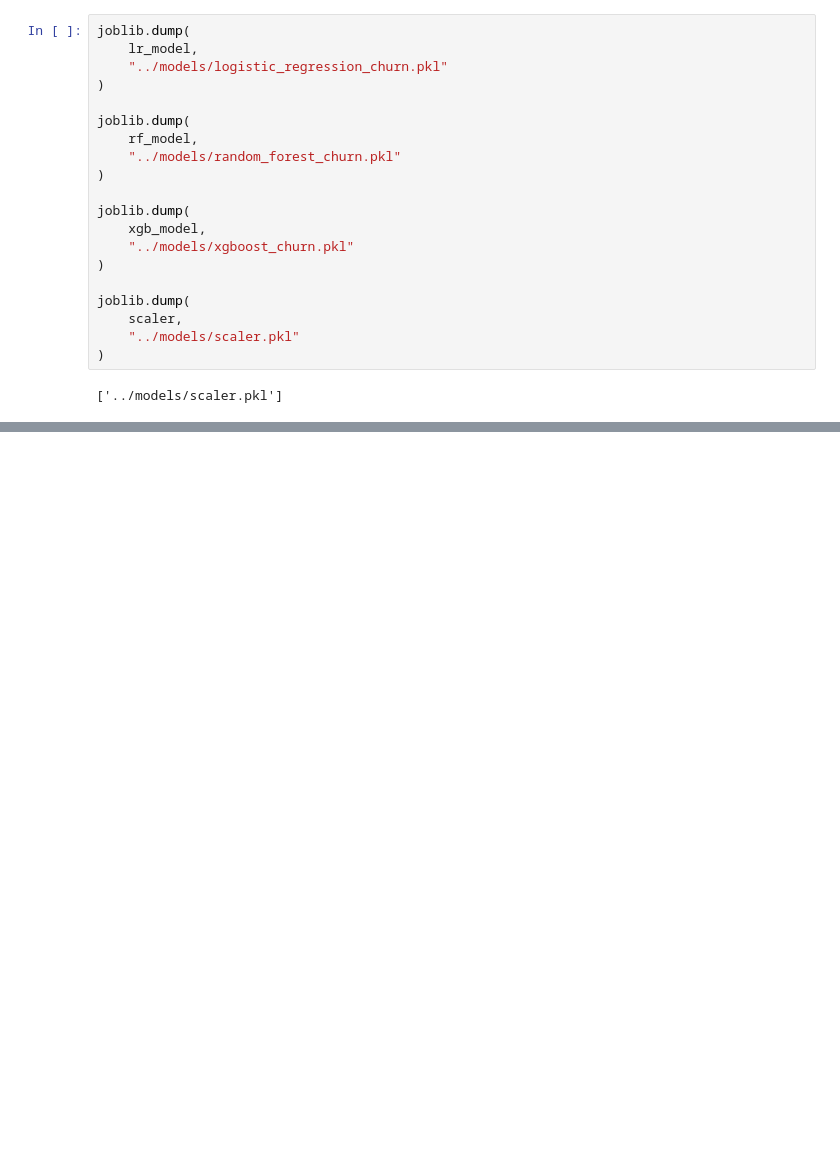
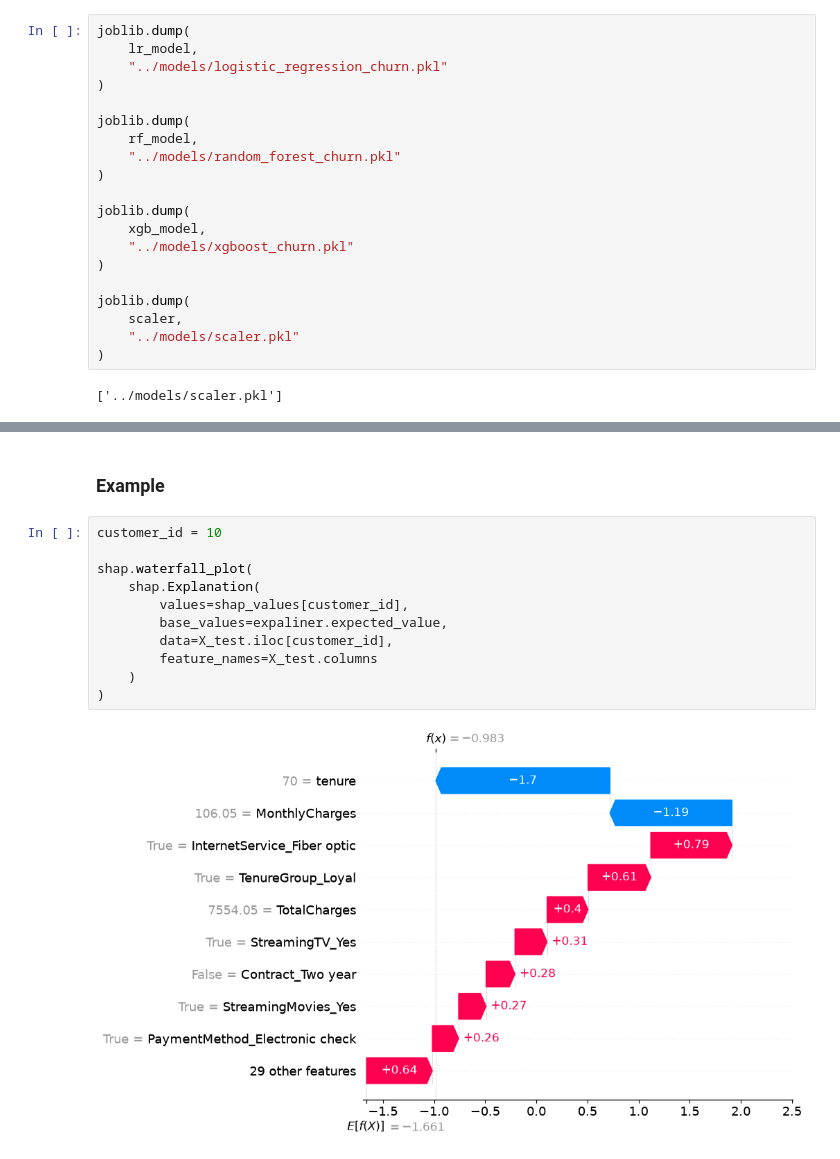
Before and after one commit to Abhilash0079/MachineLearningProjects, a Jupyter notebook: Customer_Churn_Prediction/notebooks/Modeling.ipynb, the cells around one changed output, grey strips where cells are left out. Drawn from its saved outputs; the diff is of its cells as text; blank space fills up the shorter version.

```diff
--- a/Customer_Churn_Prediction/notebooks/Modeling.ipynb
+++ b/Customer_Churn_Prediction/notebooks/Modeling.ipynb
@@ -538,0 +586,15 @@ Due to its strong predictive performance, simplicity, interpretability, and comp
+# %% [markdown]
+### <b>Example</b>
+# %%
+customer_id = 10
+
+shap.waterfall_plot(
+    shap.Explanation(
+        values=shap_values[customer_id],
+        base_values=expaliner.expected_value,
+        data=X_test.iloc[customer_id],
+        feature_names=X_test.columns
+    )
+)
+# %% [output]
+[figure, added]
```
Also changed, not shown: parts of 17 cells of this notebook, 1 other file.
